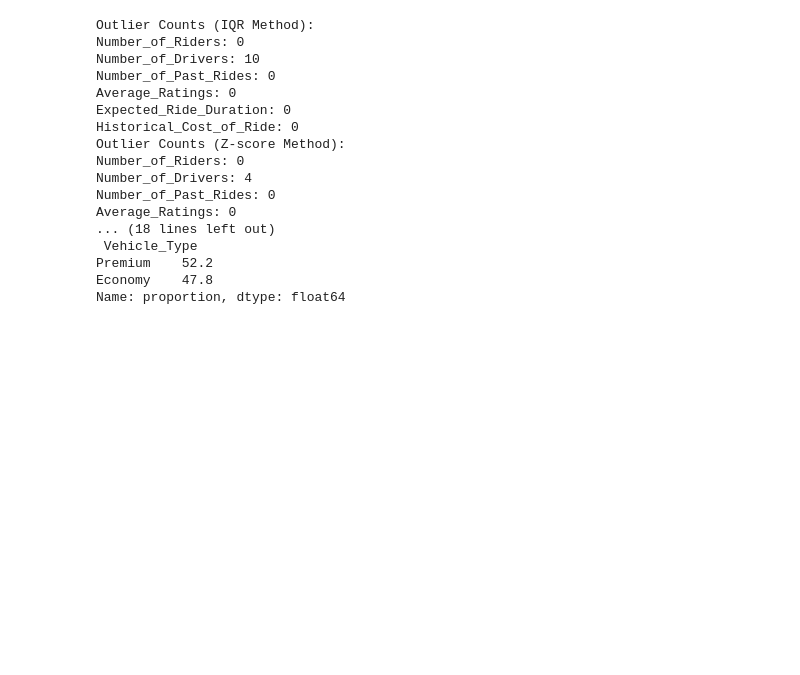
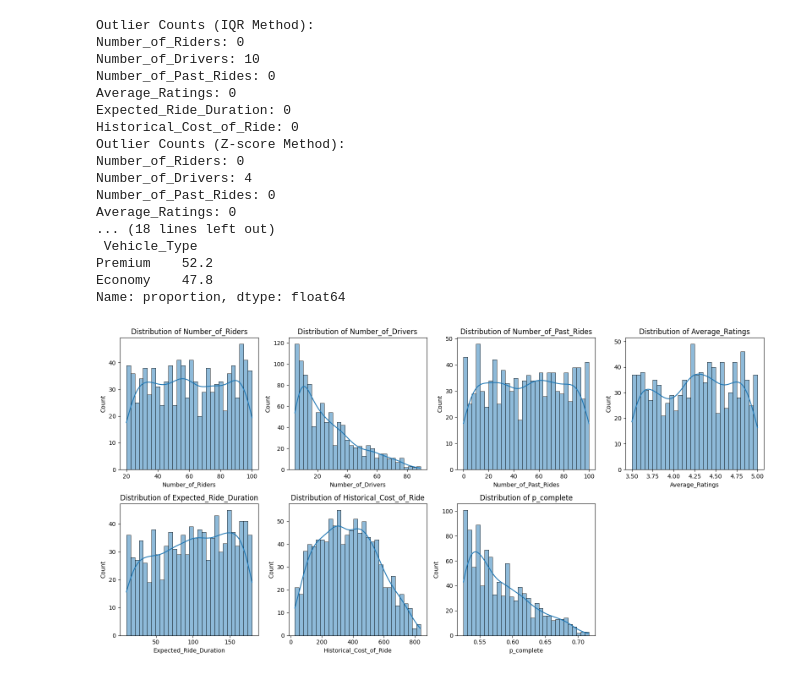
Before and after one commit to G-Shakunthala55/AI-PriceOptima, a Jupyter notebook: AI_PriceOptima.ipynb, the cells around one changed output. Saved outputs shown, nothing was run; the diff lists cells and outputs as text; code cells hidden in the pictures; blank space fills up the shorter version.

```diff
--- a/AI_PriceOptima.ipynb
+++ b/AI_PriceOptima.ipynb
@@ -348,3 +348,102 @@ Average_Ratings: 0
 Premium    52.2
 Economy    47.8
 Name: proportion, dtype: float64
+# %%
+import pandas as pd
+import numpy as np
+import matplotlib.pyplot as plt
+import seaborn as sns
+import math
+
+# -------------------------------
+# Load dataset
+# -------------------------------
+df = pd.read_csv("/content/dynamic_pricing (1).csv")
+
+# -------------------------------
+# Feature Engineering: Create p_complete
+# -------------------------------
+if "Completed_Rides" in df.columns and "Number_of_Riders" in df.columns:
+    df["p_complete"] = df["Completed_Rides"] / df["Number_of_Riders"]
+    df["p_complete"] = df["p_complete"].clip(0, 1)  # keep between 0 and 1
+else:
+    # fallback: simulate a proxy using cost and demand
+    df["p_complete"] = 1 / (1 + np.exp(-0.01 * (df["Number_of_Riders"] - df["Number_of_Drivers"])))
+
+# -------------------------------
+# Select numeric and categorical columns
+# -------------------------------
+num_cols = df.select_dtypes(include=[np.number]).columns
+cat_cols = df.select_dtypes(include=['object']).columns
+
+# -------------------------------
+# Numeric Distributions
+# -------------------------------
+n = len(num_cols)
+cols = 4
+rows = math.ceil(n / cols)
+
+plt.figure(figsize=(16, rows * 4))
+for i, col in enumerate(num_cols, 1):
+    plt.subplot(rows, cols, i)
+    sns.histplot(df[col], kde=True, bins=30)
+    plt.title(f"Distribution of {col}")
+plt.tight_layout()
+plt.show()
+
+# -------------------------------
+# Boxplots for Outlier Detection
+# -------------------------------
+plt.figure(figsize=(16, rows * 4))
+for i, col in enumerate(num_cols, 1):
+    plt.subplot(rows, cols, i)
+    sns.boxplot(y=df[col])
+    plt.title(f"Boxplot of {col}")
+plt.tight_layout()
+plt.show()
+
+# -------------------------------
+# Categorical Counts
+# -------------------------------
+plt.figure(figsize=(16, len(cat_cols) * 4))
+for i, col in enumerate(cat_cols, 1):
+    plt.subplot(len(cat_cols), 1, i)
+    sns.countplot(data=df, x=col, hue=col, legend=False)
+    plt.title(f"Counts of {col}")
+    plt.xticks(rotation=45)
+plt.tight_layout()
+plt.show()
+
+# -------------------------------
+# Relationships (Scatter Plots)
+# -------------------------------
+plt.figure(figsize=(10, 6))
+sns.scatterplot(data=df, x="Number_of_Riders", y="Historical_Cost_of_Ride",
+                hue="Vehicle_Type", alpha=0.7, edgecolor=None)
+plt.title("Riders vs Historical Cost by Vehicle Type")
+plt.show()
+
+plt.figure(figsize=(10, 6))
+sns.scatterplot(data=df, x="Number_of_Drivers", y="Historical_Cost_of_Ride",
+                hue="Customer_Loyalty_Status", alpha=0.7, edgecolor=None)
+plt.title("Drivers vs Historical Cost by Loyalty")
+plt.show()
+
+# -------------------------------
+# Conversion by Segments (p_complete proxy)
+# -------------------------------
+plt.figure(figsize=(10, 6))
+sns.barplot(data=df, x="Customer_Loyalty_Status", y="p_complete", hue="Vehicle_Type")
+plt.title("Conversion Probability by Loyalty and Vehicle Type")
+plt.show()
+
+# -------------------------------
+# Correlation Heatmap
+# -------------------------------
+plt.figure(figsize=(12, 8))
+corr = df[num_cols].corr()
+sns.heatmap(corr, annot=True, cmap="coolwarm", fmt=".2f", cbar=True)
+plt.title("Correlation Heatmap of Numeric Features")
+plt.show()
+# %% [output]
+[figure, added]
```
Also changed, not shown: parts of 4 cells of this notebook.
